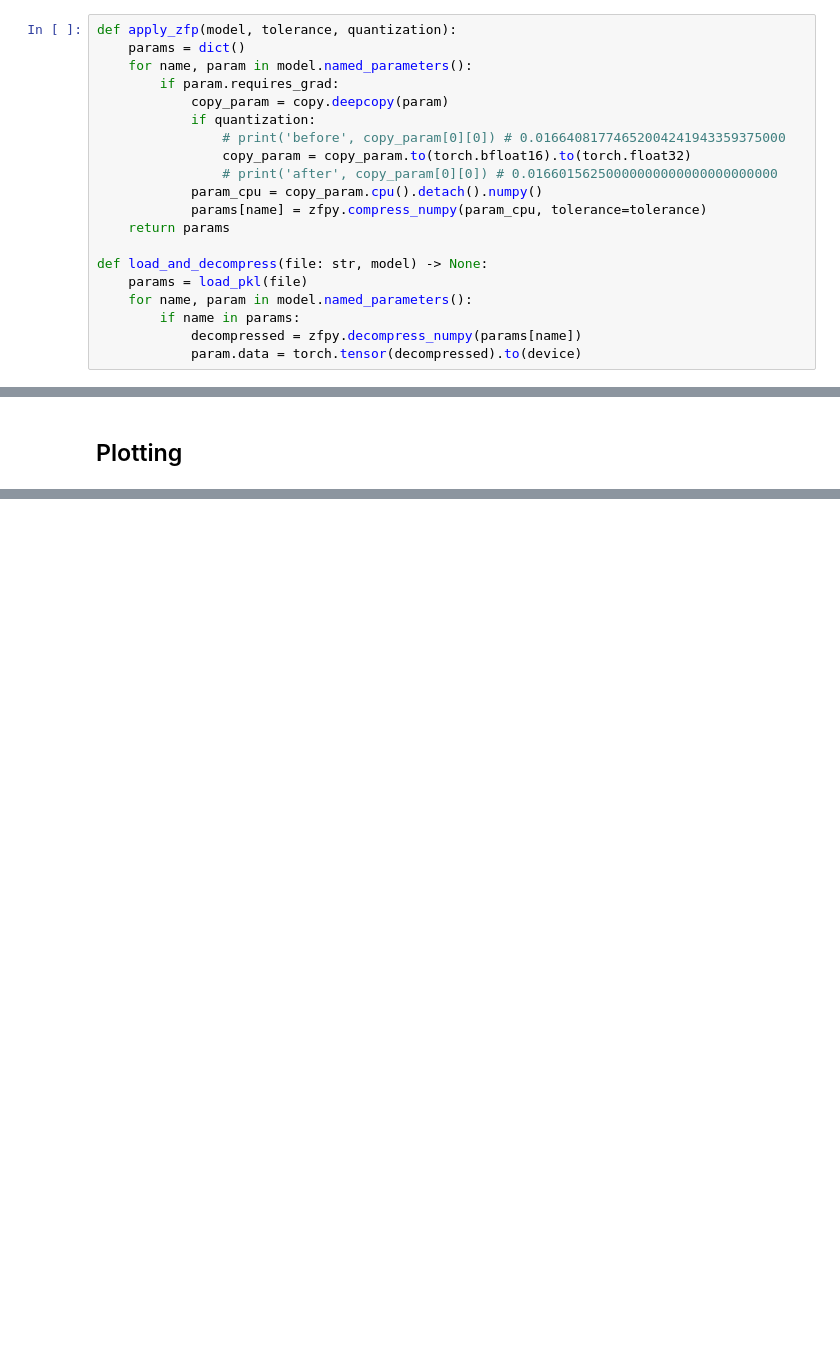
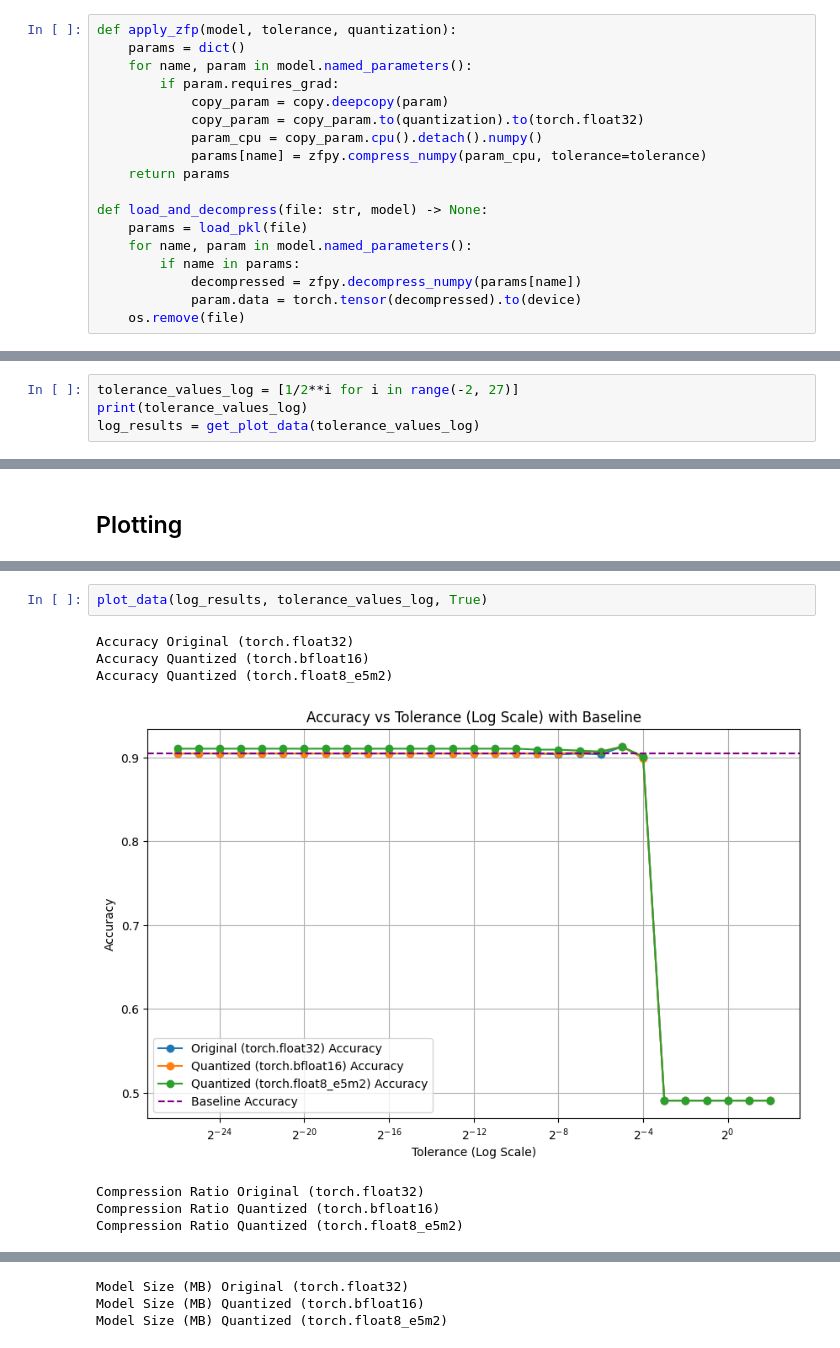
Before and after one commit to alex-grindrod/eblc-model-compression, a Jupyter notebook: zfp_quantization_distilbert_weight.ipynb, the cells around one changed output, grey strips where cells are left out. Drawn from its saved outputs; the diff is of its cells as text; blank space fills up the shorter version.

```diff
--- a/zfp_quantization_distilbert_weight.ipynb
+++ b/zfp_quantization_distilbert_weight.ipynb
@@ -129,10 +189,7 @@ def apply_zfp(model, tolerance, quantization):
     for name, param in model.named_parameters():
         if param.requires_grad:
             copy_param = copy.deepcopy(param)
-            if quantization:
-                # print('before', copy_param[0][0]) # 0.01664081774652004241943359375000
-                copy_param = copy_param.to(torch.bfloat16).to(torch.float32)
-                # print('after', copy_param[0][0]) # 0.01660156250000000000000000000000
+            copy_param = copy_param.to(quantization).to(torch.float32)
             param_cpu = copy_param.cpu().detach().numpy()
             params[name] = zfpy.compress_numpy(param_cpu, tolerance=tolerance)
     return params
@@ -143,6 +200,7 @@ def load_and_decompress(file: str, model) -> None:
         if name in params:
             decompressed = zfpy.decompress_numpy(params[name])
             param.data = torch.tensor(decompressed).to(device)
+    os.remove(file)
 # %% [markdown]
 ## Evaluateing
 # %%
@@ -200,0 +244,4 @@ dataloader_config = DataLoaderConfiguration(dispatch_batches=None, split_batches
+# %%
+tolerance_values_log = [1/2**i for i in range(-2, 27)]
+print(tolerance_values_log)
+log_results = get_plot_data(tolerance_values_log)
@@ -241,0 +311,10 @@ Model Size (MB) Quantized
+# %%
+plot_data(log_results, tolerance_values_log, True)
+# %% [output]
+Accuracy Original (torch.float32)
+Accuracy Quantized (torch.bfloat16)
+Accuracy Quantized (torch.float8_e5m2)
+[figure, added]
+Compression Ratio Original (torch.float32)
+Compression Ratio Quantized (torch.bfloat16)
+Compression Ratio Quantized (torch.float8_e5m2)
@@ -241,0 +322,3 @@ Model Size (MB) Quantized
+Model Size (MB) Original (torch.float32)
+Model Size (MB) Quantized (torch.bfloat16)
+Model Size (MB) Quantized (torch.float8_e5m2)
```
Also changed, not shown: parts of 17 cells of this notebook.
